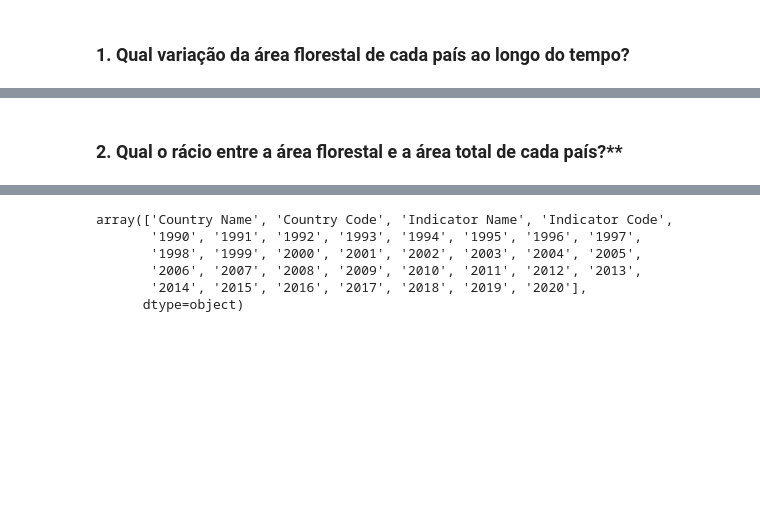
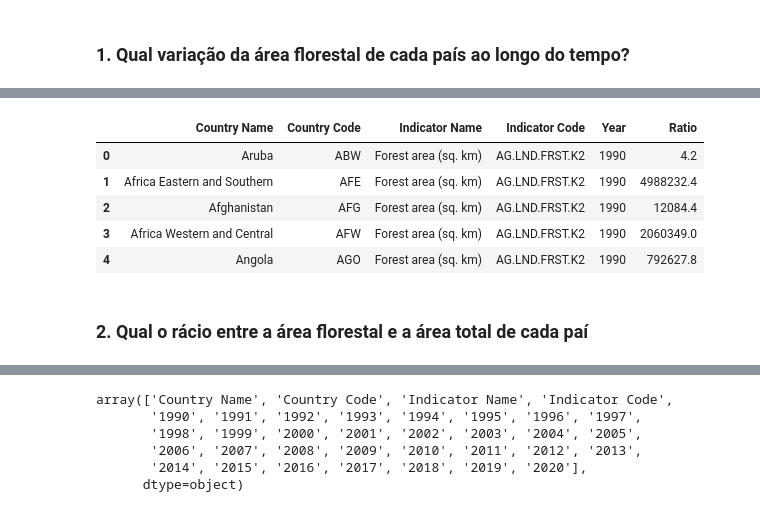
Before and after one commit to BeaMadeira/SGD-Projeto-2, a Jupyter notebook: python/sgd_project_2.ipynb, the cells around one changed output, grey strips where cells are left out. Drawn from its saved outputs; the diff is of its cells as text; code cells hidden in the pictures; blank space fills up the shorter version.

```diff
--- a/python/sgd_project_2.ipynb
+++ b/python/sgd_project_2.ipynb
@@ -32,5 +40,19 @@ forest_data = forest_data.dropna(axis=1, how='all')
+# %%
+columns = forest_data.columns.values.astype('U')
+id_columns = columns[np.invert(np.char.isdigit(columns))]
+value_columns = columns[np.char.isdigit(columns)]
+data = pd.melt(forest_data, id_vars=id_columns, value_vars=value_columns, var_name='Year', value_name='Ratio')
+# %%
+data.head()
+# %% [output]
+|  | Country Name | Country Code | Indicator Name | Indicator Code | Year | Ratio |
+| 0 | Aruba | ABW | Forest area (sq. km) | AG.LND.FRST.K2 | 1990 | 4.2 |
+| 1 | Africa Eastern and Southern | AFE | Forest area (sq. km) | AG.LND.FRST.K2 | 1990 | 4988232.4 |
+| 2 | Afghanistan | AFG | Forest area (sq. km) | AG.LND.FRST.K2 | 1990 | 12084.4 |
+| 3 | Africa Western and Central | AFW | Forest area (sq. km) | AG.LND.FRST.K2 | 1990 | 2060349.0 |
+| 4 | Angola | AGO | Forest area (sq. km) | AG.LND.FRST.K2 | 1990 | 792627.8 |
 # %% [markdown]
-### 2. Qual o rácio entre a área florestal e a área total de cada país?**
+### 2. Qual o rácio entre a área florestal e a área total de cada paí
 # %%
 # Read Datasets
 forest_data = pd.read_csv(forest_path, skiprows=header_rows)
```
Also changed, not shown: parts of 2 cells of this notebook.
